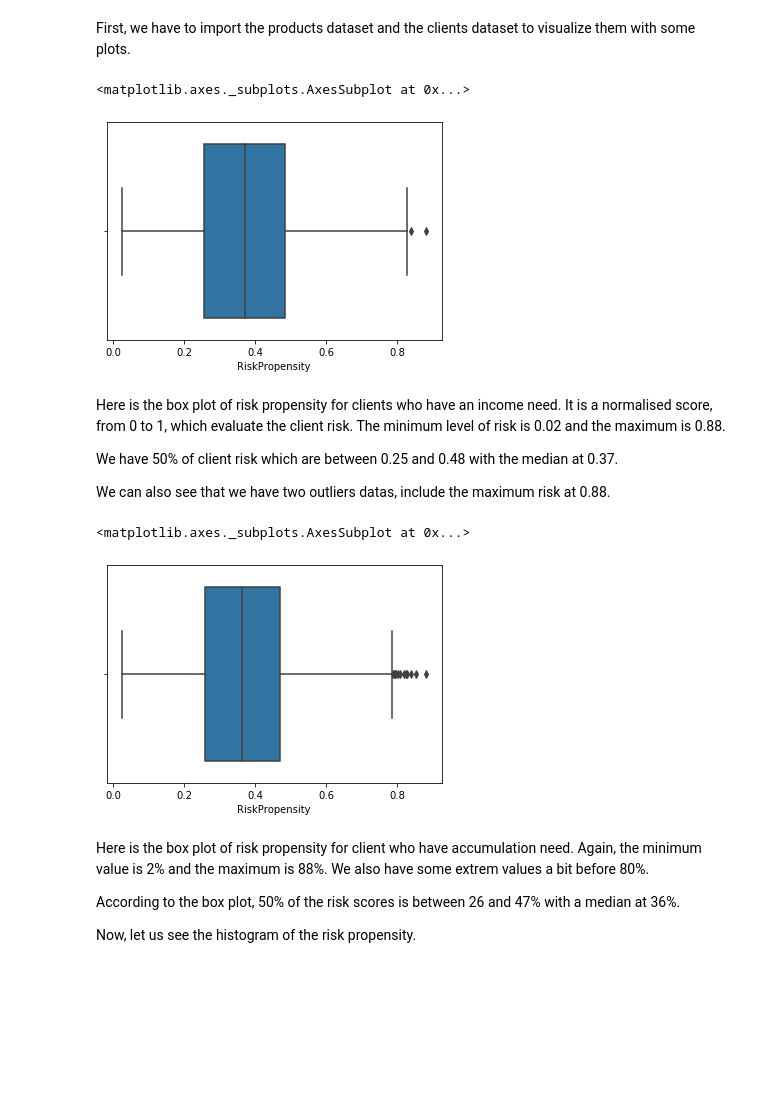
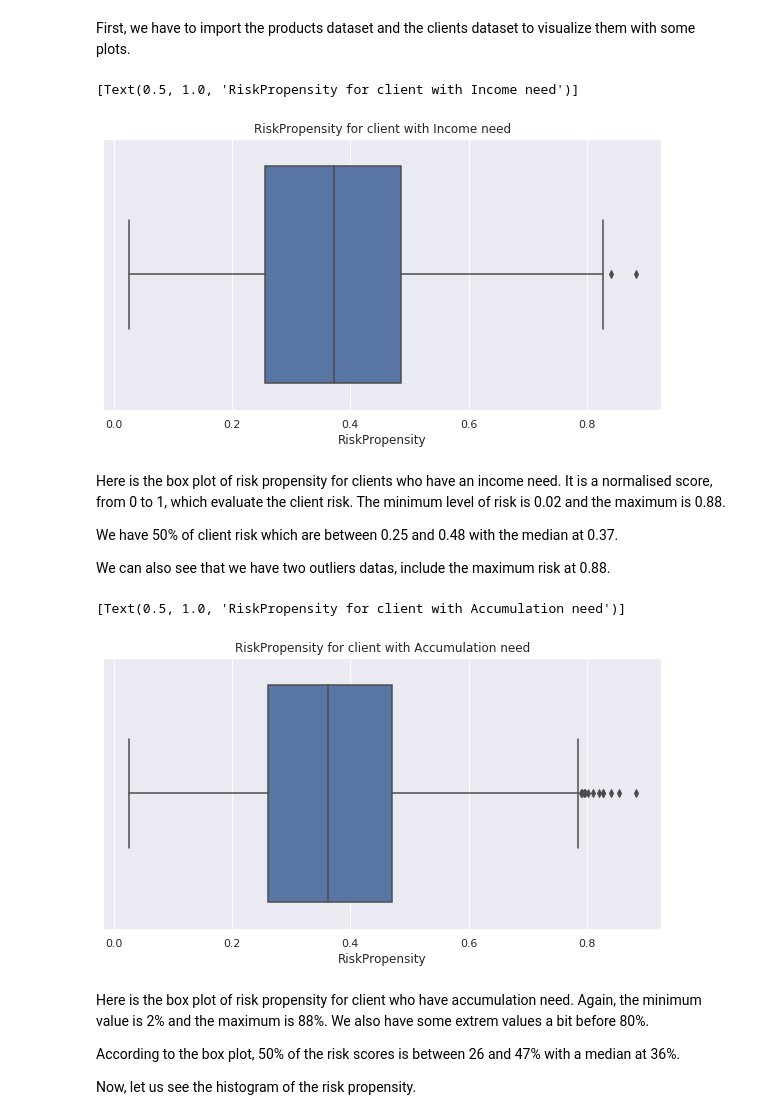
Before and after one commit to Emmalito/ML_BC2, a Jupyter notebook: notebook/5_NextBestAction.ipynb, the cells around one changed output. Cells and saved outputs as stored; diff of their text form; code cells hidden in the pictures; blank space fills up the shorter version.

```diff
--- a/notebook/5_NextBestAction.ipynb
+++ b/notebook/5_NextBestAction.ipynb
@@ -25,10 +27,11 @@ First, we have to import the products dataset and the clients dataset to visuali
 %store -r dataset
 # %%
 riskIncomeClient = dataset[(dataset.values[:,5]==1)]["RiskPropensity"] #Positive Income target
-sns.boxplot(x=riskIncomeClient)
+sns.set(rc = {'figure.figsize':(10,5)})
+sns.boxplot(x=riskIncomeClient).set(title="RiskPropensity for client with Income need")
 # %% [output]
-<matplotlib.axes._subplots.AxesSubplot at 0x...>
+[Text(0.5, 1.0, 'RiskPropensity for client with Income need')]
-[figure, old version]
+[figure, new version]
 # %% [markdown]
 Here is the box plot of risk propensity for clients who have an income need. It is a normalised score, from 0 to 1, which evaluate the client risk. The minimum level of risk is 0.02 and the maximum is 0.88.
 
@@ -37,10 +40,11 @@ We have 50% of client risk which are between 0.25 and 0.48 with the median at 0.
 We can also see that we have two outliers datas, include the maximum risk at 0.88.
 # %%
 riskAccumulationClient = dataset[(dataset.values[:,6]==1)]["RiskPropensity"] #Positive Accumulation target
-sns.boxplot(x=riskAccumulationClient)
+sns.set(rc = {'figure.figsize':(10,5)})
+sns.boxplot(x=riskAccumulationClient).set(title="RiskPropensity for client with Accumulation need")
 # %% [output]
-<matplotlib.axes._subplots.AxesSubplot at 0x...>
+[Text(0.5, 1.0, 'RiskPropensity for client with Accumulation need')]
-[figure, old version]
+[figure, new version]
 # %% [markdown]
 Here is the box plot of risk propensity for client who have accumulation need. Again, the minimum value is 2% and the maximum is 88%. We also have some extrem values a bit before 80%.
 
```
Also changed, not shown: parts of 7 cells of this notebook, 1 other file.
